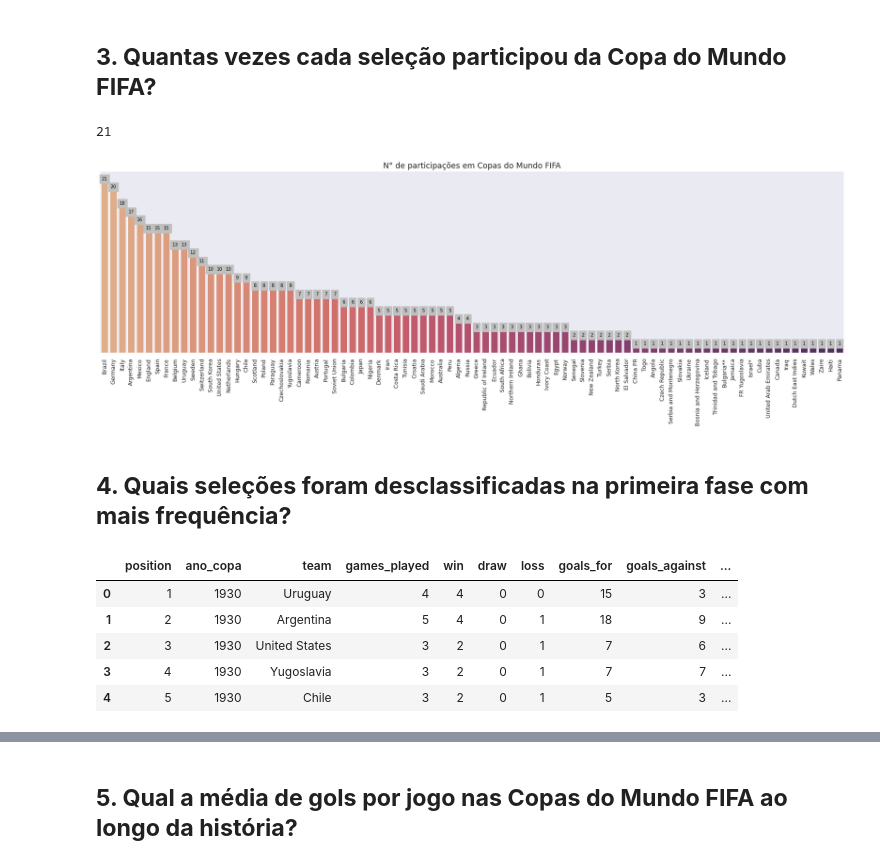
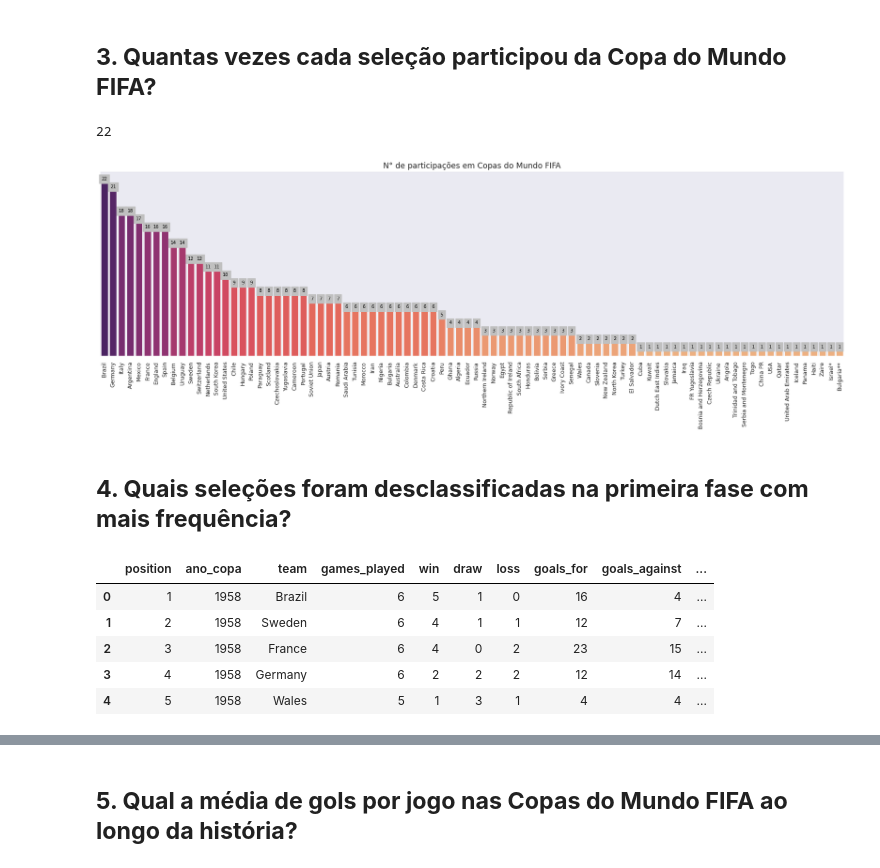
Before and after one commit to LRLeite/Data-Analytics, a Jupyter notebook: Análise Copas do Mundo FIFA/Fifa_World_Cups.ipynb, the cells around one changed output, grey strips where cells are left out. Drawn from its saved outputs; the diff is of its cells as text; code cells hidden in the pictures.

```diff
--- a/Análise Copas do Mundo FIFA/Fifa_World_Cups.ipynb
+++ b/Análise Copas do Mundo FIFA/Fifa_World_Cups.ipynb
@@ -101,7 +83,7 @@ for file_name in all_files:
 
         try:
             df = pd.read_csv(file_path)
-            df['AnoCopa'] = ano #Adiciona a coluna "AnoCopa" ao dataset a partir do ano no nome do arquivo
+            df['ano_copa'] = ano #Adiciona a coluna "ano_copa" ao dataset a partir do ano no nome do arquivo
             all_dfs.append(df)
         except Exception as e:
             print(f"Erro ao ler {file_name}: {e}")
@@ -122,8 +114,8 @@ df_copas.head()
 df_copas.columns = df_copas.columns.str.lower()
 
 #Renomear colunas
-df_copas = df_copas.rename(columns = {'games played': 'games_played', 'goals for': 'goals_for', 'goals against': 'goals_against', 'goal difference': 'goal_difference'})
+df_copas = df_copas.rename(columns = {'games played': 'games_played',
+                                      'goals for': 'goals_for',
+                                      'goals against': 'goals_against',
+                                      'goal difference': 'goal_difference'})
 df_copas.head()
-
-#Reordenar colunas
-df_copas = df_copas[['position', 'ano_copa', 'team',	'games_played',	'win',	'draw',	'loss',	'goals_for',	'goals_against',	'goal_difference',	'points']]
@@ -197,0 +198,7 @@ df_copas[df_copas['team'] == "Geramny"]
+# %%
+#Reordenar colunas
+df_copas = df_copas[['position', 'ano_copa', 'team',
+                     'games_played',	'win',	'draw',
+                     'loss',	'goals_for',	'goals_against',
+                     'goal_difference', 'points']]
+df_copas.head(2)
@@ -269,32 +335,44 @@ plt.show()
 # %% [markdown]
 ## **3. Quantas vezes cada seleção participou da Copa do Mundo FIFA?**
 # %%
-#Número de Copas do Mundo FIFA
+#Número de edições da Copa do Mundo FIFA
 df_copas['ano_copa'].nunique()
 # %% [output]
-21
+22
 # %%
 #Gráfico que mostra o número de participações de cada seleção em Copas do Mundo FIFA
 fig = plt.figure(figsize=(24, 6), dpi = 90)
 sns.set_theme(style="dark")
 
-ax = sns.countplot(x = 'team', data = df_copas, palette = "flare", order = df_copas['team'].value_counts().index)
+ax = sns.countplot(x = 'team', data = df_copas, order = df_copas['team'].value_counts().index)
 plt.title('N° de participações em Copas do Mundo FIFA', fontsize = 14)
 y_axis = ax.axes.get_yaxis()
 y_axis.set_visible(False)
 ax.set(xlabel = None)
 plt.setp(ax.get_xticklabels(), rotation = 90, fontsize = 10)
 
-for p in ax.patches:
+# Get the counts for coloring
+counts = df_copas['team'].value_counts().values
+# Create a colormap
+cmap = plt.colormaps.get_cmap('flare')
+# Normalize the counts to the range of the colormap
+norm = plt.Normalize(counts.min(), counts.max())
+
+for i, p in enumerate(ax.patches):
   _x = p.get_x() + p.get_width() / 2
   _y = p.get_y() + p.get_height()
   value = int(p.get_height())
   ax.text(_x, _y, value, ha = "center",
   fontsize = 8,
   color = 'black',
   backgroundcolor = 'silver')
+
+  # Set the color of the bar based on its height
+  p.set_facecolor(cmap(norm(value)))
+
+plt.show()
 # %% [output]
-[figure, old version]
+[figure, new version]
 # %% [markdown]
 ## **4. Quais seleções foram desclassificadas na primeira fase com mais frequência?**
 # %%
@@ -303,8 +381,8 @@ disqualified = df_copas.copy()
 disqualified.head()
 # %% [output]
 |  | position | ano_copa | team | games_played | win | draw | loss | goals_for | goals_against | ... |
-| 0 | 1 | 1930 | Uruguay | 4 | 4 | 0 | 0 | 15 | 3 | ... |
-| 1 | 2 | 1930 | Argentina | 5 | 4 | 0 | 1 | 18 | 9 | ... |
-| 2 | 3 | 1930 | United States | 3 | 2 | 0 | 1 | 7 | 6 | ... |
-| 3 | 4 | 1930 | Yugoslavia | 3 | 2 | 0 | 1 | 7 | 7 | ... |
-| 4 | 5 | 1930 | Chile | 3 | 2 | 0 | 1 | 5 | 3 | ... |
+| 0 | 1 | 1958 | Brazil | 6 | 5 | 1 | 0 | 16 | 4 | ... |
+| 1 | 2 | 1958 | Sweden | 6 | 4 | 1 | 1 | 12 | 7 | ... |
+| 2 | 3 | 1958 | France | 6 | 4 | 0 | 2 | 23 | 15 | ... |
+| 3 | 4 | 1958 | Germany | 6 | 2 | 2 | 2 | 12 | 14 | ... |
+| 4 | 5 | 1958 | Wales | 5 | 1 | 3 | 1 | 4 | 4 | ... |
```
Also changed, not shown: parts of 33 cells of this notebook.
